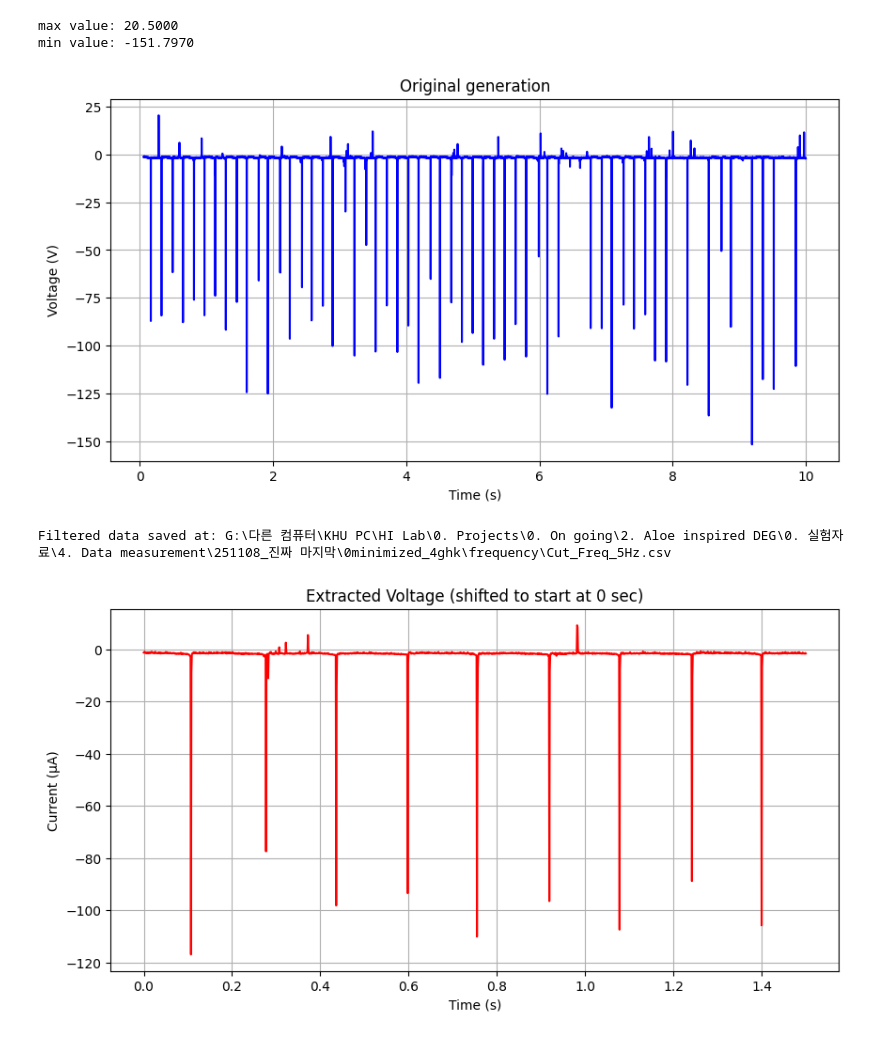
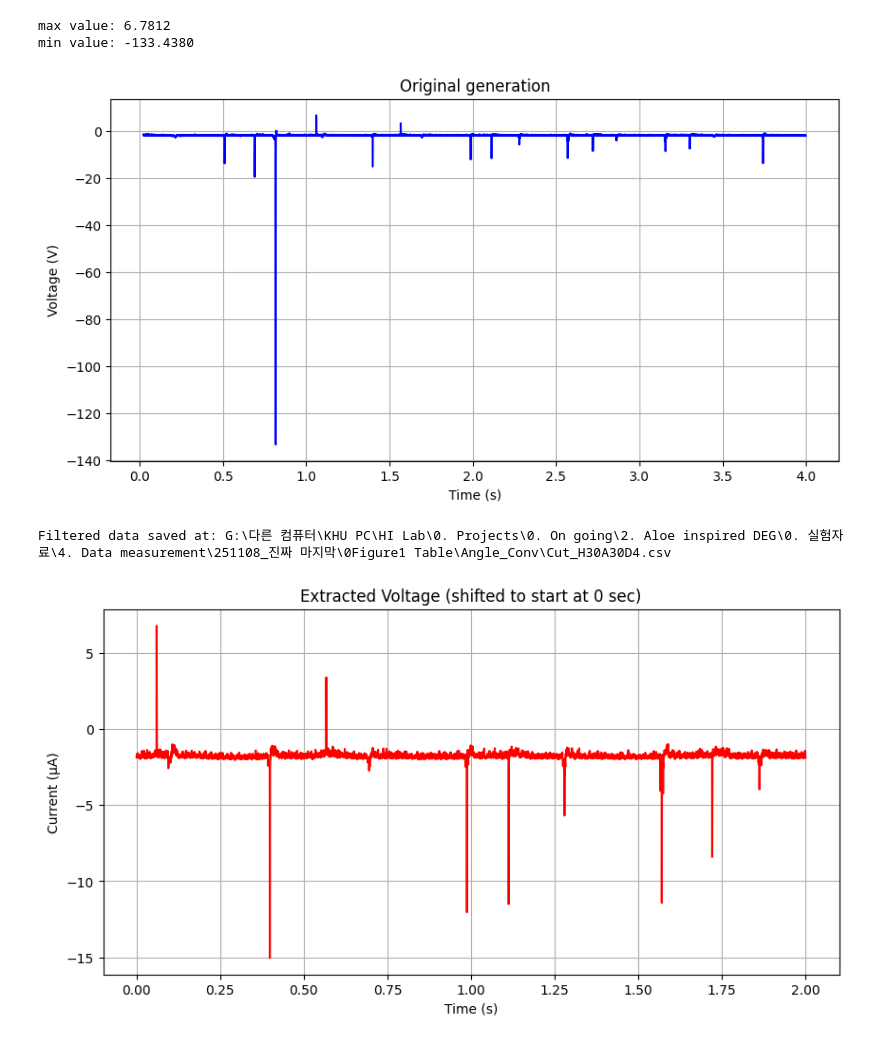
Before and after one commit to Gibeom-Lee/GB_practicing, a Jupyter notebook: data_processing/partial_extraction.ipynb, the cells around one changed output. Saved outputs shown, nothing was run; the diff lists cells and outputs as text; code cells hidden in the pictures.

```diff
--- a/data_processing/partial_extraction.ipynb
+++ b/data_processing/partial_extraction.ipynb
@@ -9,40 +9,40 @@ import os
 # %%
 # fp는 업로드 된 파일, lp는 컴퓨터 내 파일. r주소
 #file_path = r"C:\Users\user\Desktop\Drive파일\HI Lab\0. Projects\0. On going\2. Aloe inspired DEG\0. 실험자료\4. Data measurement\251019_데모 데이터\csv파일\Aloe_DEG_3_Origin_here.csv"
 
-local_path = r"G:\다른 컴퓨터\KHU PC\HI Lab\0. Projects\0. On going\2. Aloe inspired DEG\0. 실험자료\4. Data measurement\251108_진짜 마지막\0minimized_4ghk\frequency\Freq_5Hz.csv"
+local_path = r"G:\다른 컴퓨터\KHU PC\HI Lab\0. Projects\0. On going\2. Aloe inspired DEG\0. 실험자료\4. Data measurement\251108_진짜 마지막\0Figure1 Table\Angle_Conv\H30A30D4.csv"
 
 # file path 불러오기
 #df = pd.read_csv(file_path, header=None, skiprows=30)
 # local path 불러오기
 df = pd.read_csv(local_path, header=None, skiprows=30, usecols=[0, 1])
 
 df.iloc[:30, :] = np.nan
 df.columns = ["Time", "Current"]
 
 # 데이터 형식 변환...글자 -> NaNwwwwwww
 df["Time"] = pd.to_numeric(df["Time"], errors='coerce')
 df["Current"] = pd.to_numeric(df["Current"], errors='coerce')
 
 print(f"max value: {df.iloc[:, 1].max(skipna=True):.4f}")
 print(f"min value: {df.iloc[:, 1].min(skipna=True):.4f}")
 
 plt.figure(figsize=(10, 5))
 plt.plot(df.iloc[:, 0], df.iloc[:, 1], label="AC current", color='b')
 plt.xlabel("Time (s)")
 plt.ylabel("Voltage (V)")
 plt.title("Original generation")
 #plt.ylim(-1, 9)
 #plt.legend()
 plt.grid(True)
 plt.show()
 # %% [output]
-max value: 20.5000
-min value: -151.7970
+max value: 6.7812
+min value: -133.4380
-[figure, old version]
+[figure, new version]
 # %%
 # 필터링된 데이터 생성
-time_range = (4.4, 5.9)  # 단위: 초 ########### MODIFY HERE
+time_range = (1, 3)  # 단위: 초 ########### MODIFY HERE
 df_filtered = df[(df.iloc[:, 0] >= time_range[0]) & (df.iloc[:, 0] <= time_range[1])].reset_index(drop=True)
 
 # 시간축 0초부터 시작 (단순 이동)
@@ -68,5 +68,5 @@ plt.title(f"Extracted Voltage (shifted to start at 0 sec)")
 plt.grid(True)
 plt.show()
 # %% [output]
-Filtered data saved at: G:\다른 컴퓨터\KHU PC\HI Lab\0. Projects\0. On going\2. Aloe inspired DEG\0. 실험자료\4. Data measurement\251108_진짜 마지막\0minimized_4ghk\frequency\Cut_Freq_5Hz.csv
+Filtered data saved at: G:\다른 컴퓨터\KHU PC\HI Lab\0. Projects\0. On going\2. Aloe inspired DEG\0. 실험자료\4. Data measurement\251108_진짜 마지막\0Figure1 Table\Angle_Conv\Cut_H30A30D4.csv
-[figure, old version]
+[figure, new version]
```
Also changed, not shown: 3 other files.
